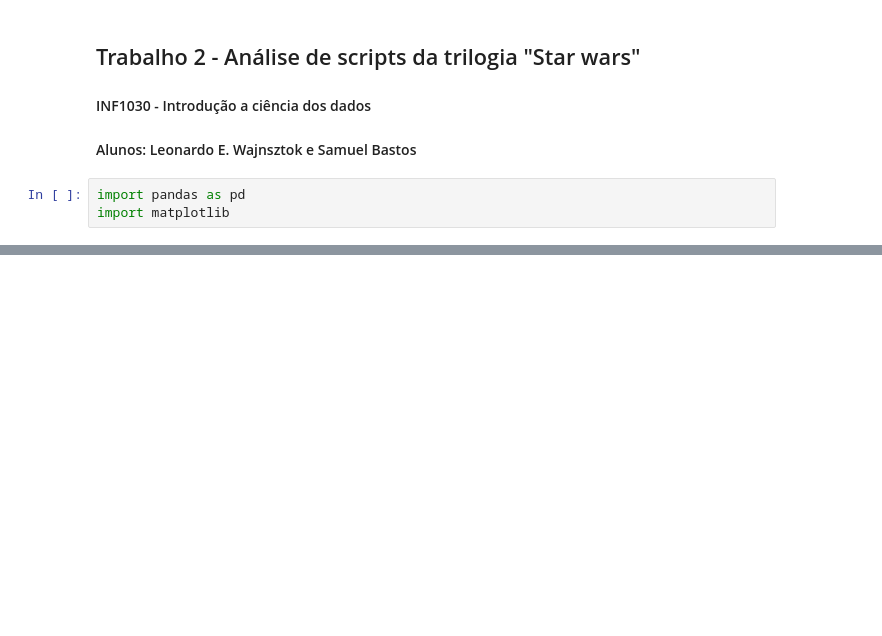
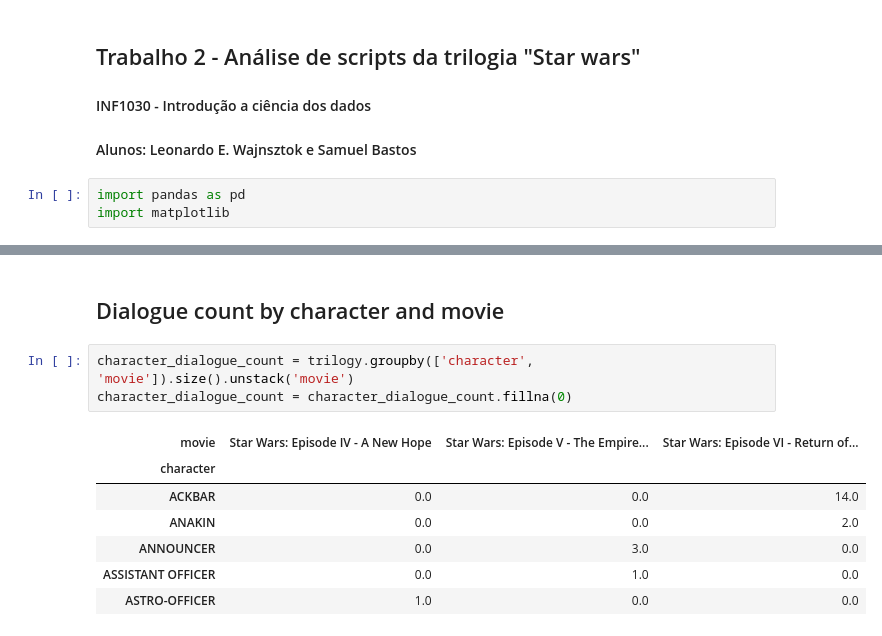
Before and after one commit to leotok/starwars-text-mining, a Jupyter notebook: script-analysis.ipynb, the cells around one changed output, grey strips where cells are left out. Saved outputs shown, nothing was run; the diff lists cells and outputs as text; blank space fills up the shorter version.

```diff
--- a/script-analysis.ipynb
+++ b/script-analysis.ipynb
@@ -48,0 +88,13 @@ character_dialogue_count.plot.barh(figsize=(16,12))
+# %% [markdown]
+## Dialogue count by character and movie
+# %%
+character_dialogue_count = trilogy.groupby(['character', 'movie']).size().unstack('movie')
+character_dialogue_count = character_dialogue_count.fillna(0)
+# %% [output]
+| movie | Star Wars: Episode IV - A New Hope | Star Wars: Episode V - The Empire... | Star Wars: Episode VI - Return of... |
+| character |  |  |  |
+| ACKBAR | 0.0 | 0.0 | 14.0 |
+| ANAKIN | 0.0 | 0.0 | 2.0 |
+| ANNOUNCER | 0.0 | 3.0 | 0.0 |
+| ASSISTANT OFFICER | 0.0 | 1.0 | 0.0 |
+| ASTRO-OFFICER | 1.0 | 0.0 | 0.0 |
```
Also changed, not shown: parts of 12 cells of this notebook.
